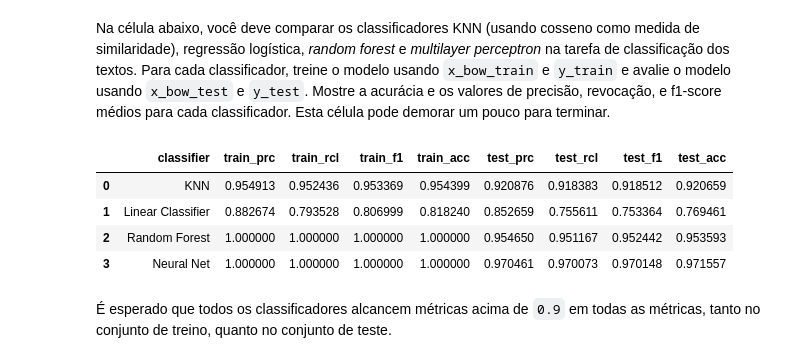
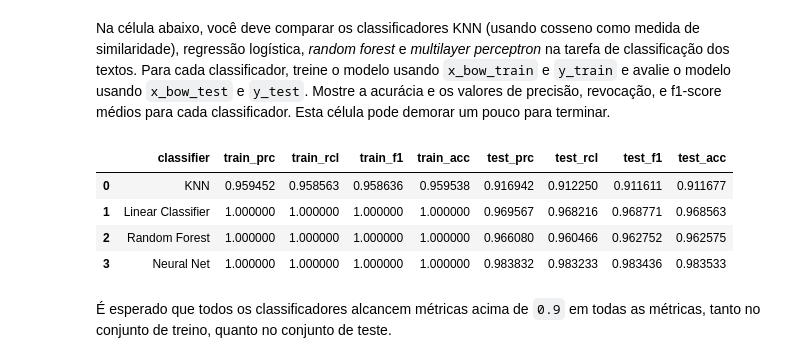
Before and after one commit to GodKelvin/pos-ia-dados-ufes, a Jupyter notebook: Processamento de Linguagem Natural/IA_CD_L01_BoW_BBC_especificacao_colab.ipynb, the cells around one changed output. Drawn from its saved outputs; the diff is of its cells as text; code cells hidden in the pictures.

```diff
--- a/Processamento de Linguagem Natural/IA_CD_L01_BoW_BBC_especificacao_colab.ipynb
+++ b/Processamento de Linguagem Natural/IA_CD_L01_BoW_BBC_especificacao_colab.ipynb
@@ -209,12 +215,17 @@ O número de chaves no dicionário é igual ao número de palavras diferentes no
 # %%
 
 def cria_matriz_bow(df, word_dict):
-    counts = np.zeros((df.shape[0], len(word_dict)))
+  counts = np.zeros((df.shape[0], len(word_dict)))
 
-    # #### ADICIONE SUA RESPOSTA AQUI #######
+  for i, (_, row) in enumerate(df.iterrows()):
+    for word in row.words:
+      if word in word_dict:
+        j = word_dict[word]
+        counts[i,j] += 1
 
-    return counts
+  return counts
 
 bow_mat = cria_matriz_bow(df, word_dict)
+print(bow_mat.shape)
 bow_mat
 # %% [output]
@@ -289,50 +301,52 @@ names = [
 classifiers = [
     KNeighborsClassifier(5, metric='cosine'),
     LogisticRegression(solver='saga', max_iter=500),
     RandomForestClassifier(),
     MLPClassifier(hidden_layer_sizes=(128, 128)),
 ]
 
 result = []
 
 for idx in tqdm(range(len(names))):
     name = names[idx]
     clf = classifiers[idx]
 
     # Treinamento do classificador
-    # #### ADICIONE SUA RESPOSTA AQUI #######
+    clf.fit(x_bow_train, y_train)
 
     # Predições do classificador no conjunto de treino (para avaliar underfitting)
-    # #### ADICIONE SUA RESPOSTA AQUI #######
+    y_train_pred = clf.predict(x_bow_train)
 
     # calcula métricas de treino
-    # #### ADICIONE SUA RESPOSTA AQUI #######
+    train_prc, train_rcl, train_f1, _ = precision_recall_fscore_support(y_train, y_train_pred, average='macro', zero_division=0.0)
+    train_acc = accuracy_score(y_train, y_train_pred)
 
     # Predições do classificador no conjunto de teste (para avaliar overfitting)
-    # #### ADICIONE SUA RESPOSTA AQUI #######
+    y_test_pred = clf.predict(x_bow_test)
 
     # calcula métricas de teste
-    # #### ADICIONE SUA RESPOSTA AQUI #######
+    test_prc, test_rcl, test_f1, _ = precision_recall_fscore_support(y_test, y_test_pred, average='macro', zero_division=0.0)
+    test_acc = accuracy_score(y_test, y_test_pred)
 
     result.append({
-        "classifier": name,
-        "train_prc": train_prc,
-        "train_rcl": train_rcl,
-        "train_f1": train_f1,
-        "train_acc": train_acc,
-        "test_prc": test_prc,
-        "test_rcl": test_rcl,
-        "test_f1": test_f1,
-        "test_acc": test_acc,
+      "classifier": name,
+      "train_prc": train_prc,
+      "train_rcl": train_rcl,
+      "train_f1": train_f1,
+      "train_acc": train_acc,
+      "test_prc": test_prc,
+      "test_rcl": test_rcl,
+      "test_f1": test_f1,
+      "test_acc": test_acc,
     })
 
 
 pd.DataFrame(result)
 # %% [output]
 |  | classifier | train_prc | train_rcl | train_f1 | train_acc | test_prc | test_rcl | test_f1 | test_acc |
-| 0 | KNN | 0.954913 | 0.952436 | 0.953369 | 0.954399 | 0.920876 | 0.918383 | 0.918512 | 0.920659 |
-| 1 | Linear Classifier | 0.882674 | 0.793528 | 0.806999 | 0.818240 | 0.852659 | 0.755611 | 0.753364 | 0.769461 |
-| 2 | Random Forest | 1.000000 | 1.000000 | 1.000000 | 1.000000 | 0.954650 | 0.951167 | 0.952442 | 0.953593 |
-| 3 | Neural Net | 1.000000 | 1.000000 | 1.000000 | 1.000000 | 0.970461 | 0.970073 | 0.970148 | 0.971557 |
+| 0 | KNN | 0.959452 | 0.958563 | 0.958636 | 0.959538 | 0.916942 | 0.912250 | 0.911611 | 0.911677 |
+| 1 | Linear Classifier | 1.000000 | 1.000000 | 1.000000 | 1.000000 | 0.969567 | 0.968216 | 0.968771 | 0.968563 |
+| 2 | Random Forest | 1.000000 | 1.000000 | 1.000000 | 1.000000 | 0.966080 | 0.960466 | 0.962752 | 0.962575 |
+| 3 | Neural Net | 1.000000 | 1.000000 | 1.000000 | 1.000000 | 0.983832 | 0.983233 | 0.983436 | 0.983533 |
 # %% [markdown]
 É esperado que todos os classificadores alcancem métricas acima de `0.9` em todas as métricas, tanto no conjunto de treino, quanto no conjunto de teste.
```
Also changed, not shown: parts of 10 cells of this notebook.
